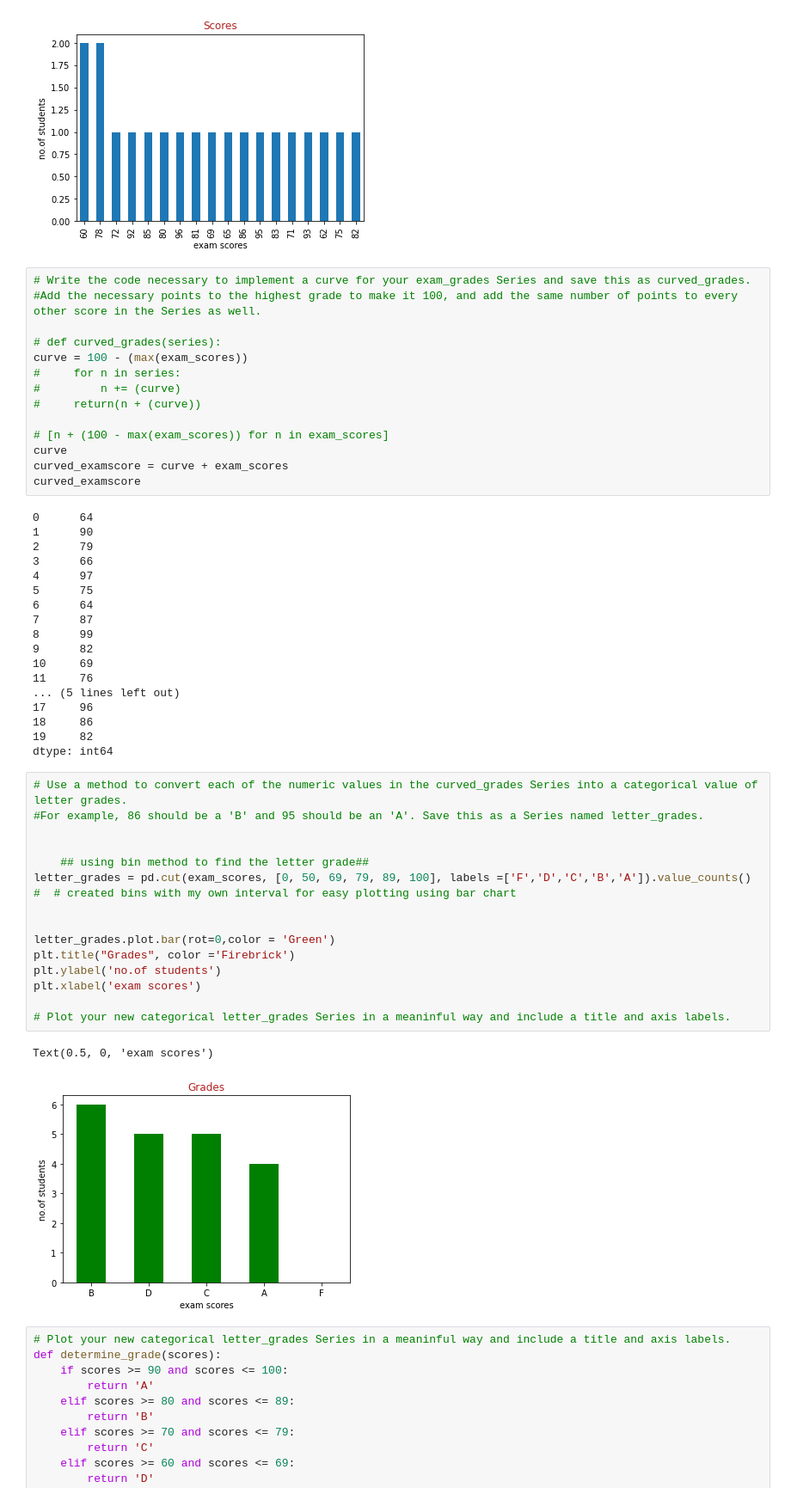
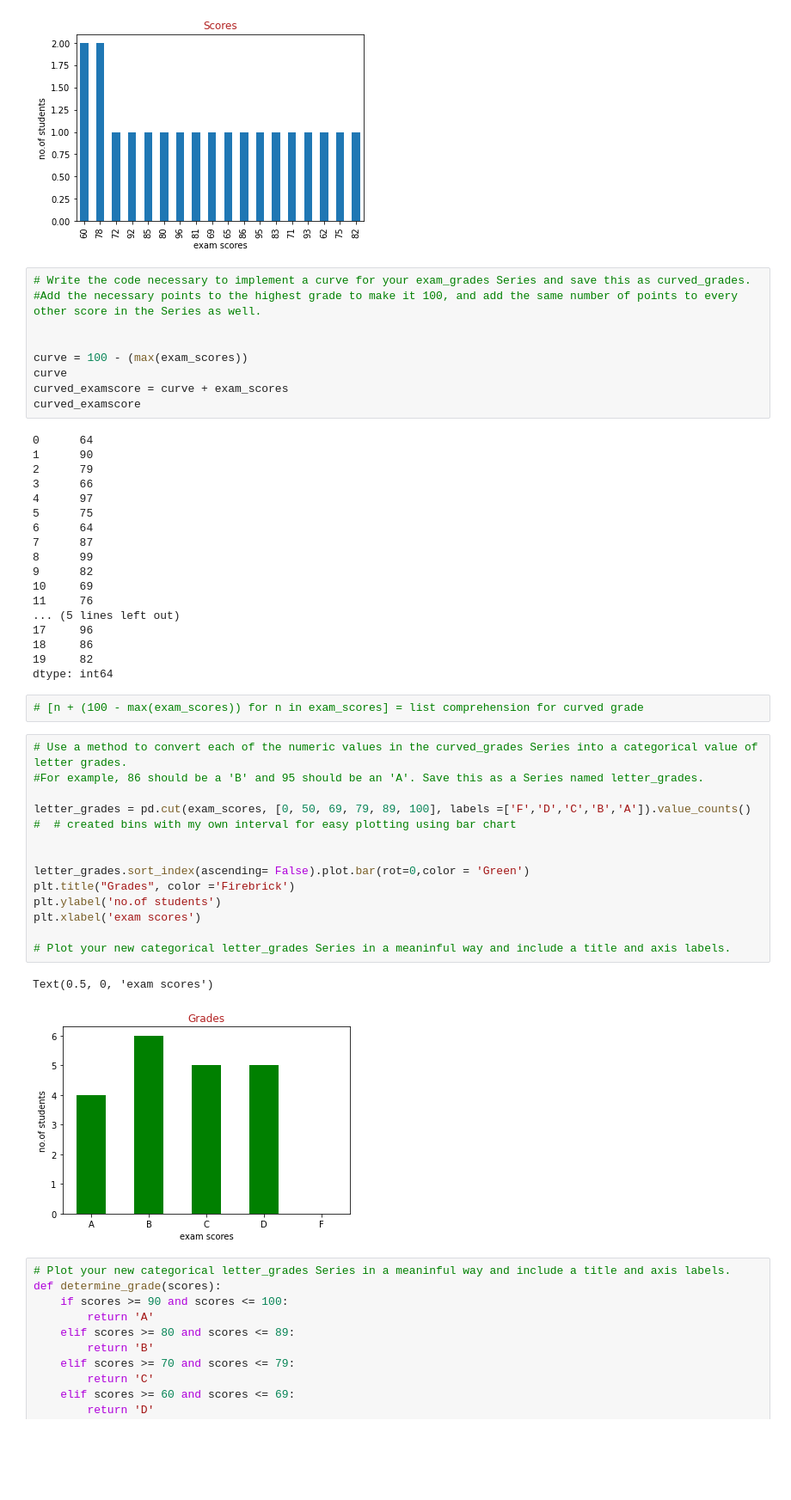
Before and after one commit to Saroj6632/numpy-pandas-visualization-exercises, a Jupyter notebook: pandas_series_exercise_III.ipynb, the cells around one changed output. Shown: that part at 86% size. Cells and saved outputs as stored; diff of their text form; blank space fills up the shorter version.

```diff
--- a/pandas_series_exercise_III.ipynb
+++ b/pandas_series_exercise_III.ipynb
@@ -265,13 +282,8 @@ Text(0.5, 0, 'exam scores')
 # Write the code necessary to implement a curve for your exam_grades Series and save this as curved_grades.
 #Add the necessary points to the highest grade to make it 100, and add the same number of points to every other score in the Series as well.
 
-# def curved_grades(series):
+
 curve = 100 - (max(exam_scores))
-#     for n in series:
-#         n += (curve)
-#     return(n + (curve))
-
-# [n + (100 - max(exam_scores)) for n in exam_scores]
 curve
 curved_examscore = curve + exam_scores
 curved_examscore
@@ -293,25 +305,25 @@ curved_examscore
 18     86
 19     82
 dtype: int64
+# %%
+# [n + (100 - max(exam_scores)) for n in exam_scores] = list comprehension for curved grade
 # %%
 # Use a method to convert each of the numeric values in the curved_grades Series into a categorical value of letter grades.
 #For example, 86 should be a 'B' and 95 should be an 'A'. Save this as a Series named letter_grades.
 
-
-    ## using bin method to find the letter grade##
 letter_grades = pd.cut(exam_scores, [0, 50, 69, 79, 89, 100], labels =['F','D','C','B','A']).value_counts()
 #  # created bins with my own interval for easy plotting using bar chart
 
 
-letter_grades.plot.bar(rot=0,color = 'Green')
+letter_grades.sort_index(ascending= False).plot.bar(rot=0,color = 'Green')
 plt.title("Grades", color ='Firebrick')
 plt.ylabel('no.of students')
 plt.xlabel('exam scores')
 
 # Plot your new categorical letter_grades Series in a meaninful way and include a title and axis labels.
 # %% [output]
 Text(0.5, 0, 'exam scores')
-[figure, old version]
+[figure, new version]
 # %%
 # Plot your new categorical letter_grades Series in a meaninful way and include a title and axis labels.
 def determine_grade(scores):
```
Also changed, not shown: parts of 8 cells of this notebook.
